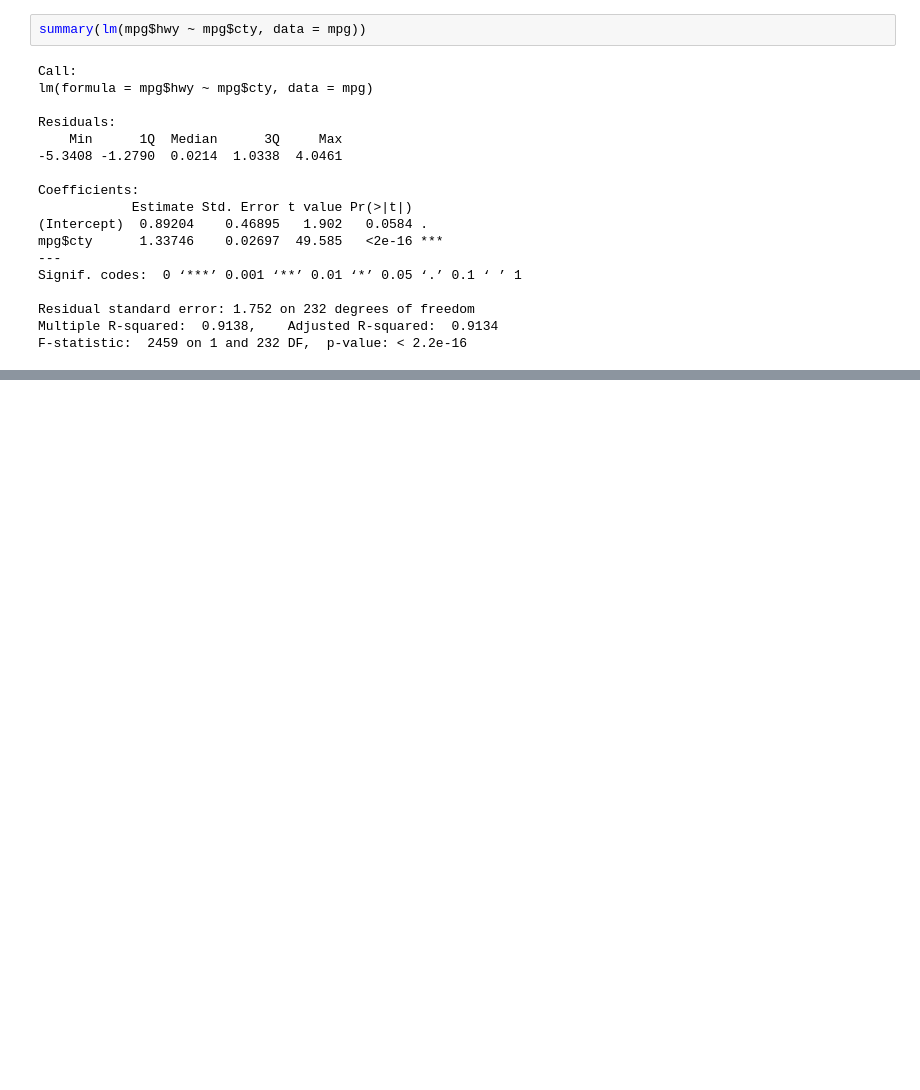
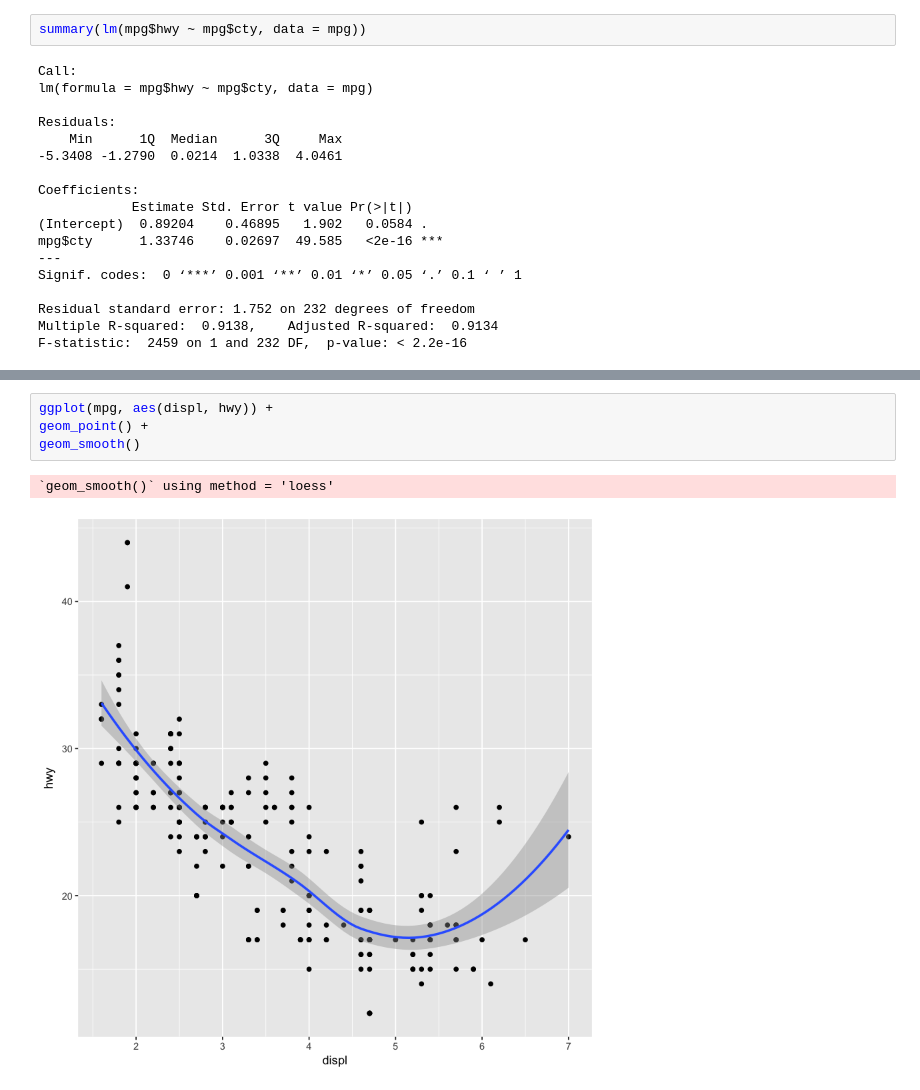
Before and after one commit to lee-kyubong/ML, a Jupyter notebook: ch07-basic-analysis.ipynb, the cells around one changed output, grey strips where cells are left out. Drawn from its saved outputs; the diff is of its cells as text; blank space fills up the shorter version.

```diff
--- a/ch07-basic-analysis.ipynb
+++ b/ch07-basic-analysis.ipynb
@@ -174,0 +290,7 @@ F-statistic:  2459 on 1 and 232 DF,  p-value: < 2.2e-16
+# %%
+ggplot(mpg, aes(displ, hwy)) +
+geom_point() +
+geom_smooth()
+# %% [output]
+`geom_smooth()` using method = 'loess'
+[figure, added]
```
Also changed, not shown: parts of 13 cells of this notebook.
